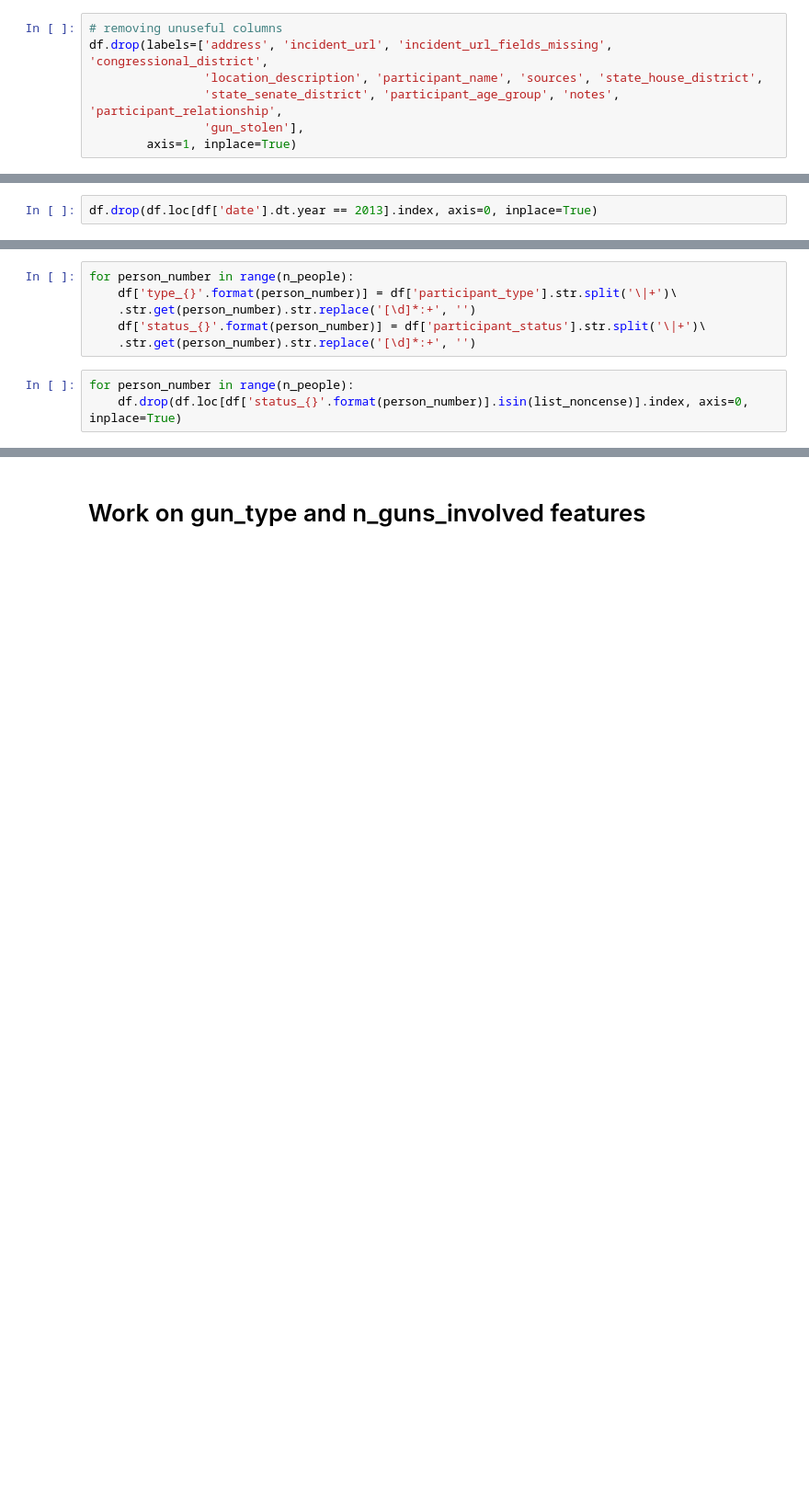
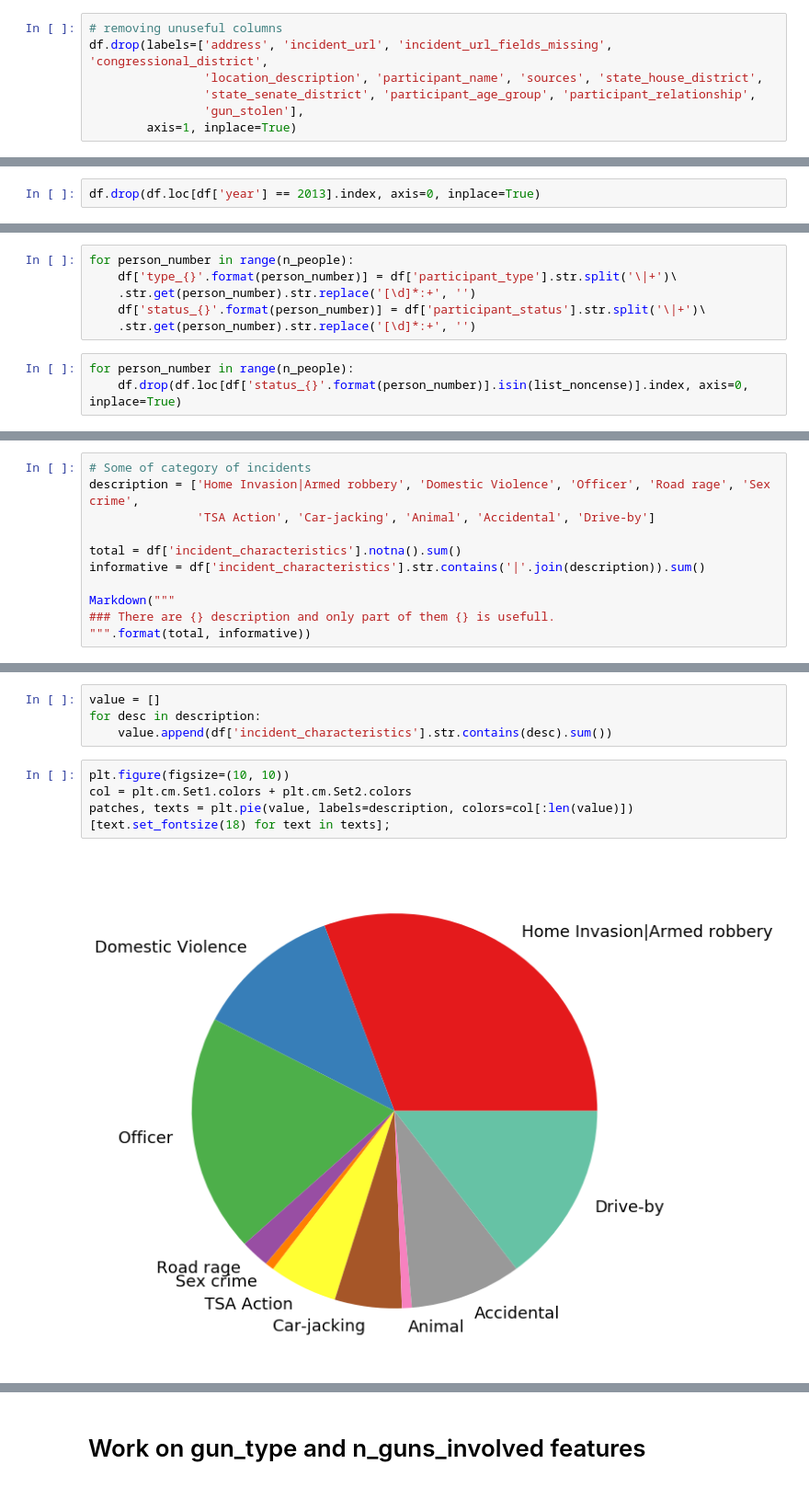
Before and after one commit to belkasanek/eda-gun-violence, a Jupyter notebook: gun_violence_eda.ipynb, the cells around one changed output, grey strips where cells are left out. Shown at 92% size. Cells and saved outputs as stored; diff of their text form; blank space fills up the shorter version.

```diff
--- a/gun_violence_eda.ipynb
+++ b/gun_violence_eda.ipynb
@@ -47,6 +47,6 @@ Index(['date', 'state', 'city_or_county', 'address', 'n_killed', 'n_injured',
 # removing unuseful columns
 df.drop(labels=['address', 'incident_url', 'incident_url_fields_missing', 'congressional_district',
                 'location_description', 'participant_name', 'sources', 'state_house_district',
-                'state_senate_district', 'participant_age_group', 'notes', 'participant_relationship',
+                'state_senate_district', 'participant_age_group', 'participant_relationship',
                 'gun_stolen'],
         axis=1, inplace=True)
@@ -199,7 +208,7 @@ text.set_fontsize(20)
 # %% [markdown]
 ### 2013 is almost empty and should be ignored.
 # %%
-df.drop(df.loc[df['date'].dt.year == 2013].index, axis=0, inplace=True)
+df.drop(df.loc[df['year'] == 2013].index, axis=0, inplace=True)
 # %%
 for year in range(2014, 2019):
     print('In {} {} unique websites were used'\
@@ -330,0 +329,11 @@ for person_number in range(n_people):
+# %%
+# Some of category of incidents
+description = ['Home Invasion|Armed robbery', 'Domestic Violence', 'Officer', 'Road rage', 'Sex crime',
+               'TSA Action', 'Car-jacking', 'Animal', 'Accidental', 'Drive-by']
+
+total = df['incident_characteristics'].notna().sum()
+informative = df['incident_characteristics'].str.contains('|'.join(description)).sum()
+
+Markdown("""
+### There are {} description and only part of them {} is usefull.
+""".format(total, informative))
@@ -330,0 +343,11 @@ for person_number in range(n_people):
+# %%
+value = []
+for desc in description:
+    value.append(df['incident_characteristics'].str.contains(desc).sum())
+# %%
+plt.figure(figsize=(10, 10))
+col = plt.cm.Set1.colors + plt.cm.Set2.colors
+patches, texts = plt.pie(value, labels=description, colors=col[:len(value)])
+[text.set_fontsize(18) for text in texts];
+# %% [output]
+[figure, added]
```
Also changed, not shown: parts of 29 cells of this notebook.
